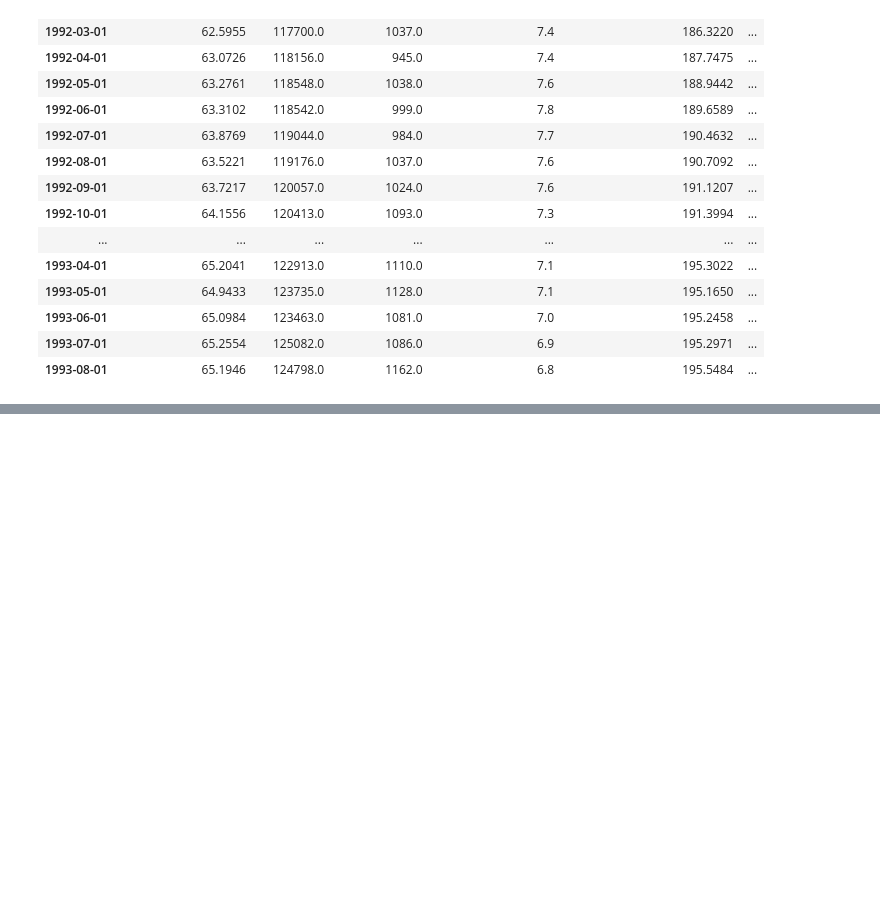
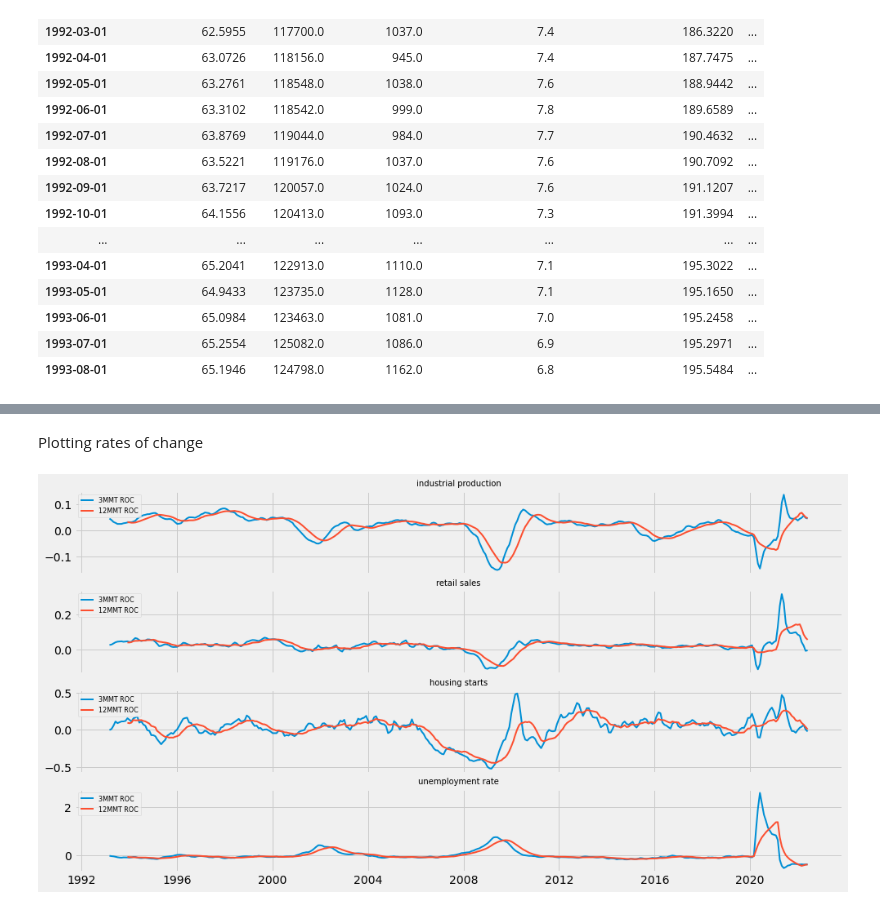
Before and after one commit to kevinmiguel97/Unemployment-analysis, a Jupyter notebook: notebook_unemployment.ipynb, the cells around one changed output, grey strips where cells are left out. Drawn from its saved outputs; the diff is of its cells as text; code cells hidden in the pictures; blank space fills up the shorter version.

```diff
--- a/notebook_unemployment.ipynb
+++ b/notebook_unemployment.ipynb
@@ -373,3 +359,15 @@ merged_df.head(20)
 | 1993-06-01 | 65.0984 | 123463.0 | 1081.0 | 7.0 | 195.2458 | ... |
 | 1993-07-01 | 65.2554 | 125082.0 | 1086.0 | 6.9 | 195.2971 | ... |
 | 1993-08-01 | 65.1946 | 124798.0 | 1162.0 | 6.8 | 195.5484 | ... |
+# %%
+# Applying function
+import regex as re
+
+for c in merged_df.columns[4:]:
+    if '3MM' in c:
+        merged_df[c + '_ROC'] = ROC(merged_df[c], n=3)
+    elif '12MM' in c:
+        merged_df[c + '_ROC'] = ROC(merged_df[c], n=12)
+
+
+merged_df.head(30)
@@ -375,0 +397,21 @@ merged_df.head(20)
+# %% [markdown]
+Plotting rates of change
+# %%
+# Selecting only ROC columns
+roc_cols = ['industrial_production_3MMT_ROC', 'industrial_production_12MMT_ROC',
+       'retail_sales_3MMT_ROC', 'retail_sales_12MMT_ROC',
+       'housing_starts_3MMT_ROC', 'housing_starts_12MMT_ROC',
+       'unemployment_rate_3MMA_ROC', 'unemployment_rate_12MMA_ROC']
+# Plotting
+fig, ax = plt.subplots(4,1, figsize=(15,8), sharex=True)
+
+row = 0
+for r in range(0, len(roc_cols), 2):
+    ax[row].plot(merged_df[roc_cols[r]], lw=2, label='3MMT ROC')
+    ax[row].plot(merged_df[roc_cols[r+1]], lw=2, label='12MMT ROC')
+    ax[row].set_title(' '.join(roc_cols[r].split('_')[0:2]), fontsize=10)
+    ax[row].legend(loc='upper left', fontsize=8)
+
+    row+=1
+# %% [output]
+[figure, added]
```
Also changed, not shown: parts of 13 cells of this notebook.
